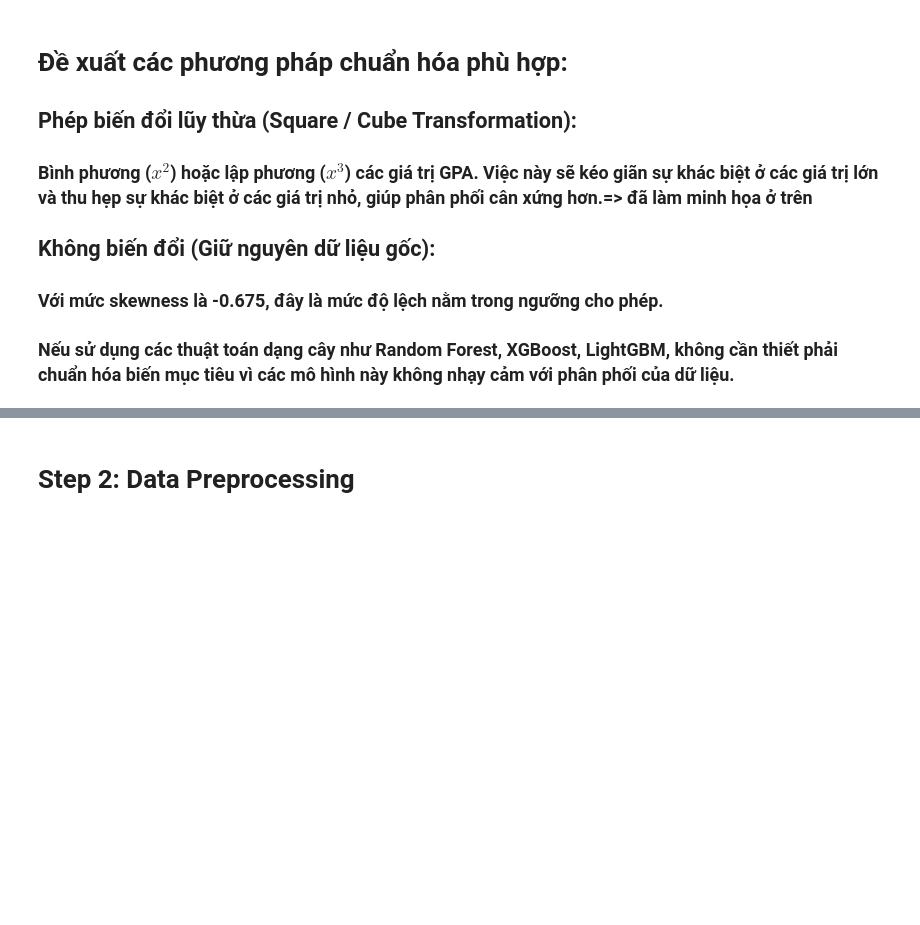
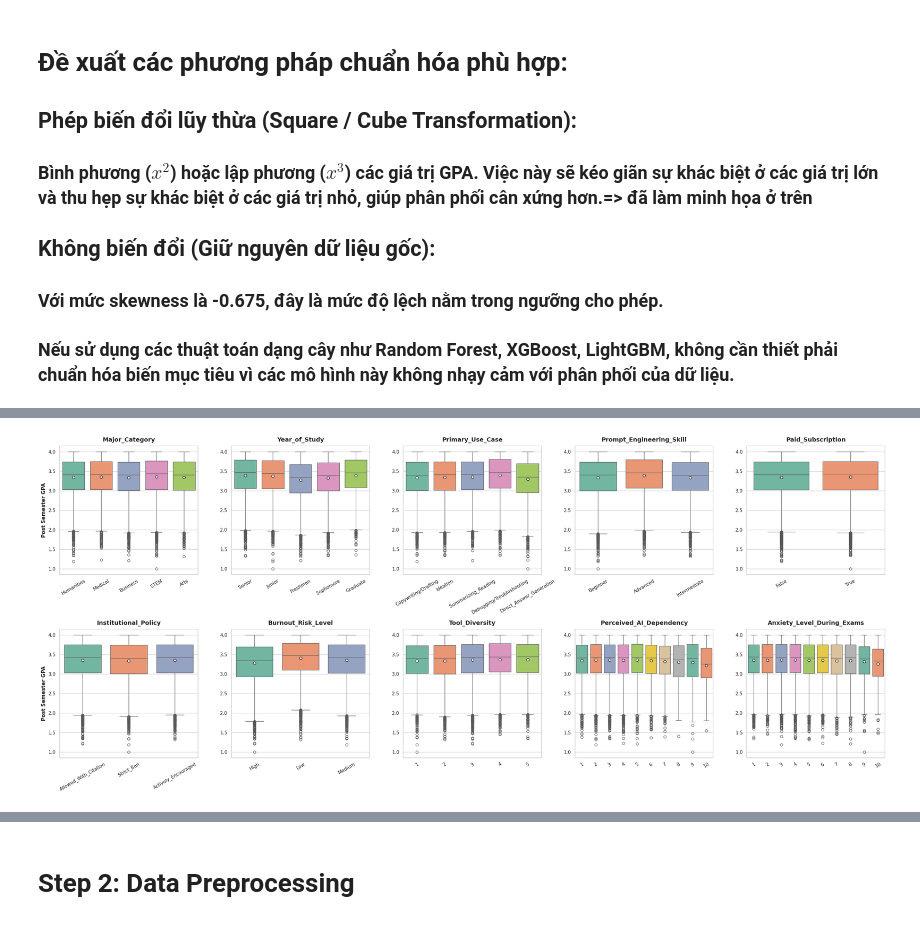
Before and after one commit to MEdan-US/Mini-Project, a Jupyter notebook: mini_project.ipynb, the cells around one changed output, grey strips where cells are left out. Saved outputs shown, nothing was run; the diff lists cells and outputs as text; code cells hidden in the pictures; blank space fills up the shorter version.

```diff
--- a/mini_project.ipynb
+++ b/mini_project.ipynb
@@ -202,0 +249,39 @@ Cube Transformation Skewness: -0.090
+# %%
+
+# Tổng hợp tất cả biến định tính
+# Bao gồm biến chữ/boolean
+cat_cols_strict = df.select_dtypes(include=['object', 'bool']).columns.tolist()
+# Và 3 biến số nguyên rời rạc
+discrete_cols = ['Tool_Diversity', 'Perceived_AI_Dependency', 'Anxiety_Level_During_Exams']
+# Gom chung
+all_qualitative_cols = cat_cols_strict + discrete_cols
+
+# Tạo khung biểu đồ lưới 2 hàng x 5 cột (đủ cho 10 biến)
+fig, axes = plt.subplots(2, 5, figsize=(28, 12))
+axes = axes.flatten()
+
+for i, col in enumerate(all_qualitative_cols):
+    sns.boxplot(
+        data=df,
+        x=col,
+        y=target,
+        ax=axes[i],
+        palette='Set2',
+        showmeans=True, # Hiển thị thêm điểm Mean (trung bình)
+        meanprops={"marker":"o", "markerfacecolor":"white", "markeredgecolor":"black", "markersize":6}
+    )
+
+    axes[i].set_title(f'{col}', fontsize=14, fontweight='bold')
+    axes[i].set_xlabel('')
+
+    if i % 5 == 0:
+        axes[i].set_ylabel('Post Semester GPA', fontsize=12)
+    else:
+        axes[i].set_ylabel('')
+
+    axes[i].tick_params(axis='x', rotation=30)
+
+plt.tight_layout()
+plt.show()
+# %% [output]
+[figure, added]
```
Also changed, not shown: parts of 3 cells of this notebook.
